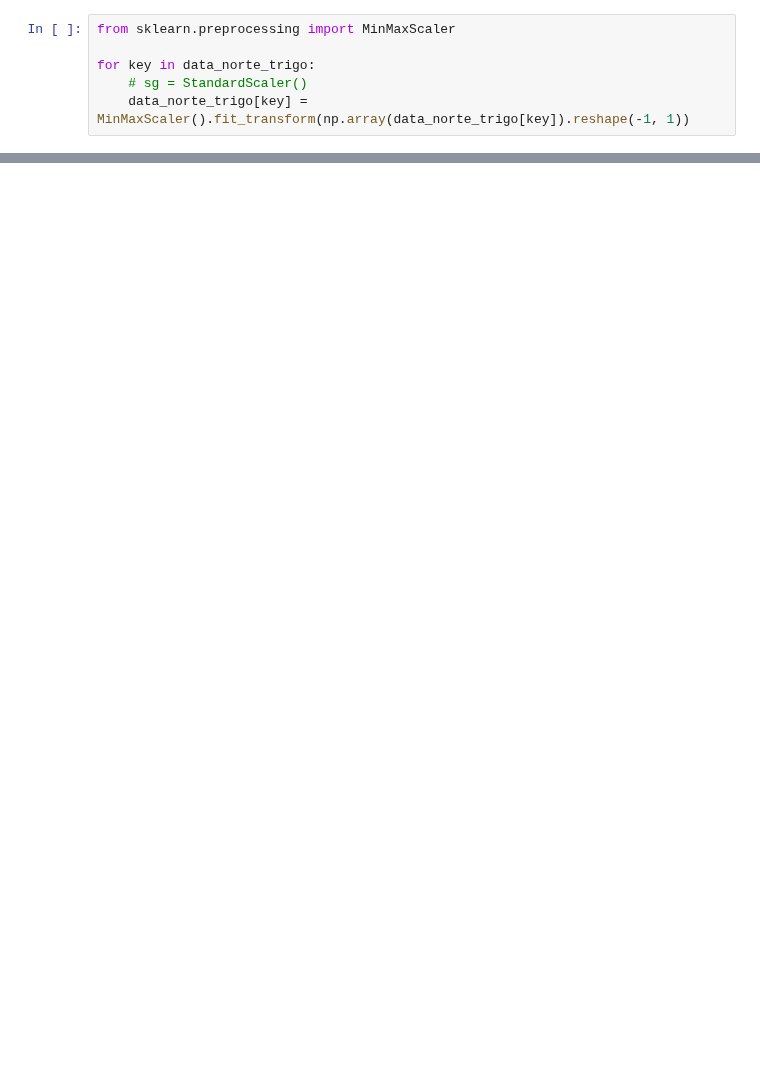
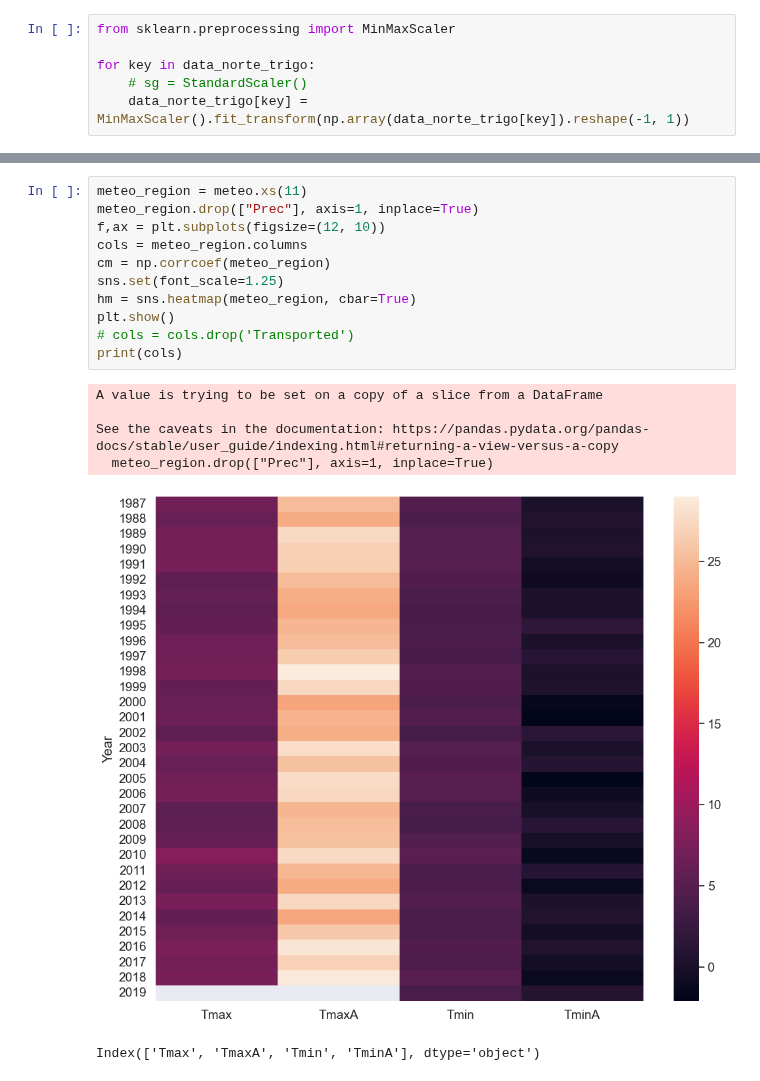
Before and after one commit to JoaoAnt42/FAA_TitanicSpace, a Jupyter notebook: FCD.ipynb, the cells around one changed output, grey strips where cells are left out. Drawn from its saved outputs; the diff is of its cells as text; blank space fills up the shorter version.

Commit message:
fix on tmax and tmin

```diff
--- a/FCD.ipynb
+++ b/FCD.ipynb
@@ -456,0 +482,18 @@ plt.show()
+# %%
+meteo_region = meteo.xs(11)
+meteo_region.drop(["Prec"], axis=1, inplace=True)
+f,ax = plt.subplots(figsize=(12, 10))
+cols = meteo_region.columns
+cm = np.corrcoef(meteo_region)
+sns.set(font_scale=1.25)
+hm = sns.heatmap(meteo_region, cbar=True)
+plt.show()
+# cols = cols.drop('Transported')
+print(cols)
+# %% [output]
+A value is trying to be set on a copy of a slice from a DataFrame
+
+See the caveats in the documentation: https://pandas.pydata.org/pandas-docs/stable/user_guide/indexing.html#returning-a-view-versus-a-copy
+  meteo_region.drop(["Prec"], axis=1, inplace=True)
+[figure, added]
+Index(['Tmax', 'TmaxA', 'Tmin', 'TminA'], dtype='object')
```
Also changed, not shown: parts of 13 cells of this notebook.
